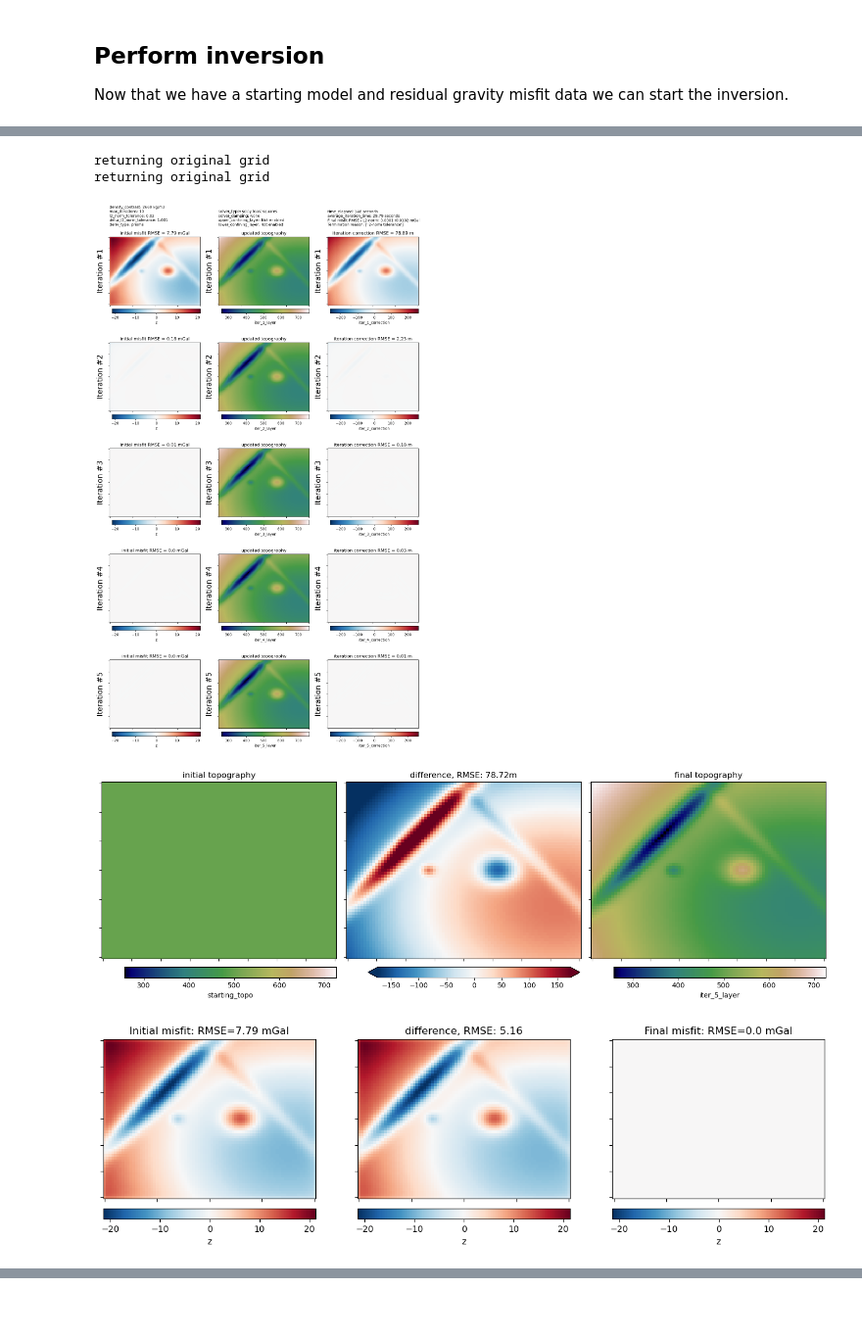
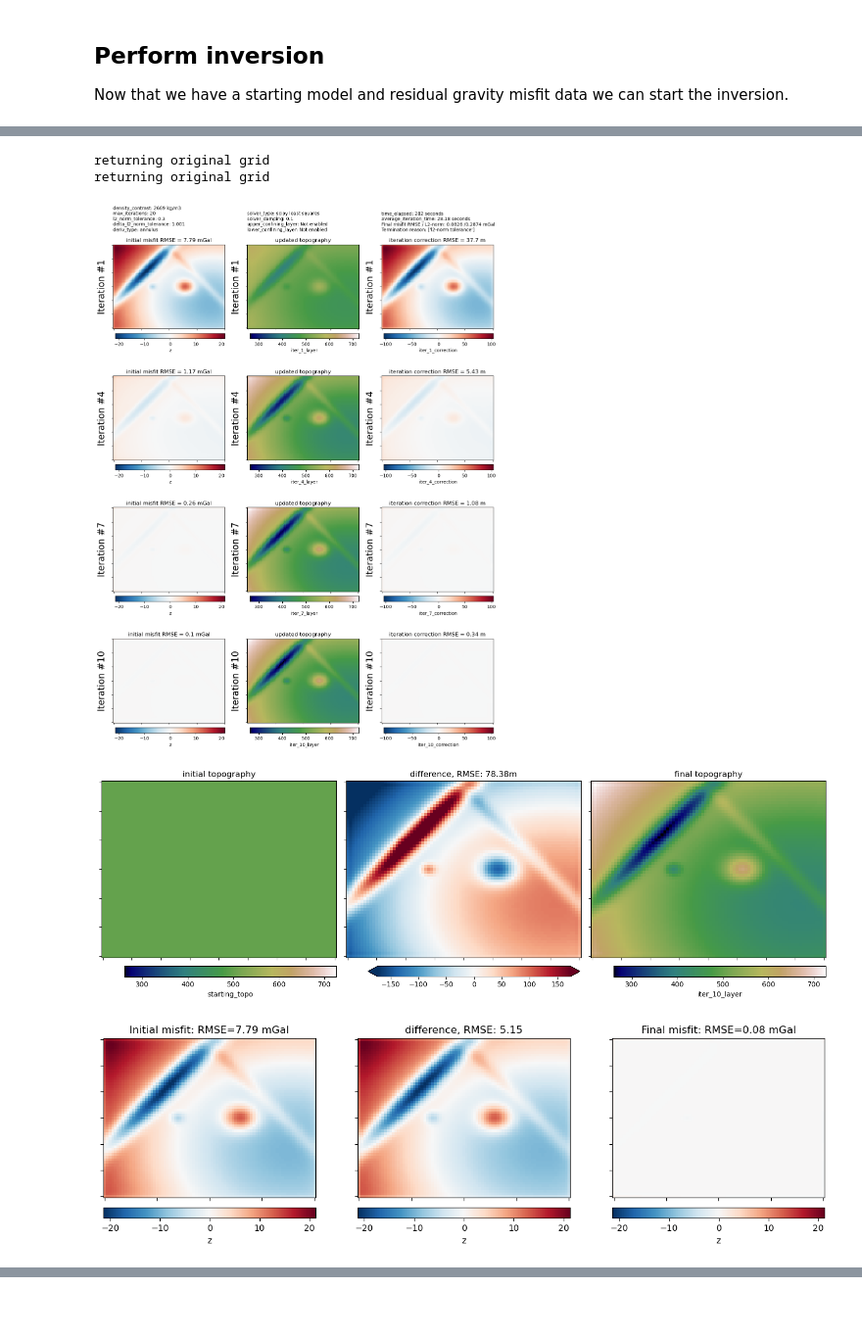
Before and after one commit to mdtanker/invert4geom, a Jupyter notebook: docs/user_guide/simple_inversion.ipynb, the cells around one changed output, grey strips where cells are left out. Shown at 98% size. Saved outputs shown, nothing was run; the diff lists cells and outputs as text; code cells hidden in the pictures.

```diff
--- a/docs/user_guide/simple_inversion.ipynb
+++ b/docs/user_guide/simple_inversion.ipynb
@@ -233,10 +232,11 @@ results = inversion.run_inversion(
     plot_convergence=True,
     # choose the small prism approximation method for calculating the vertical
     # derivative of gravity
-    deriv_type="prisms",
+    deriv_type="annulus",
+    solver_damping=0.1,
     # set stopping criteria
-    max_iterations=10,
-    l2_norm_tolerance=0.02,
+    max_iterations=20,
+    l2_norm_tolerance=0.3,
     delta_l2_norm_tolerance=1.001,
 )
 
@@ -264,18 +264,19 @@ Change parameter 'l2_norm_tolerance' if desired.
 # %%
 plotting.plot_inversion_results(
     grav_results,
     topo_results,
     parameters,
     region,
     spacing,
+    iters_to_plot=4,
     plot_iter_results=True,
     plot_topo_results=True,
     plot_grav_results=True,
 )
 # %% [output]
 returning original grid
 returning original grid
-[figure, old version]
+[figure, new version]
 [figure]
 [figure]
 # %%
```
Also changed, not shown: parts of 4 cells of this notebook, 9 other files.
